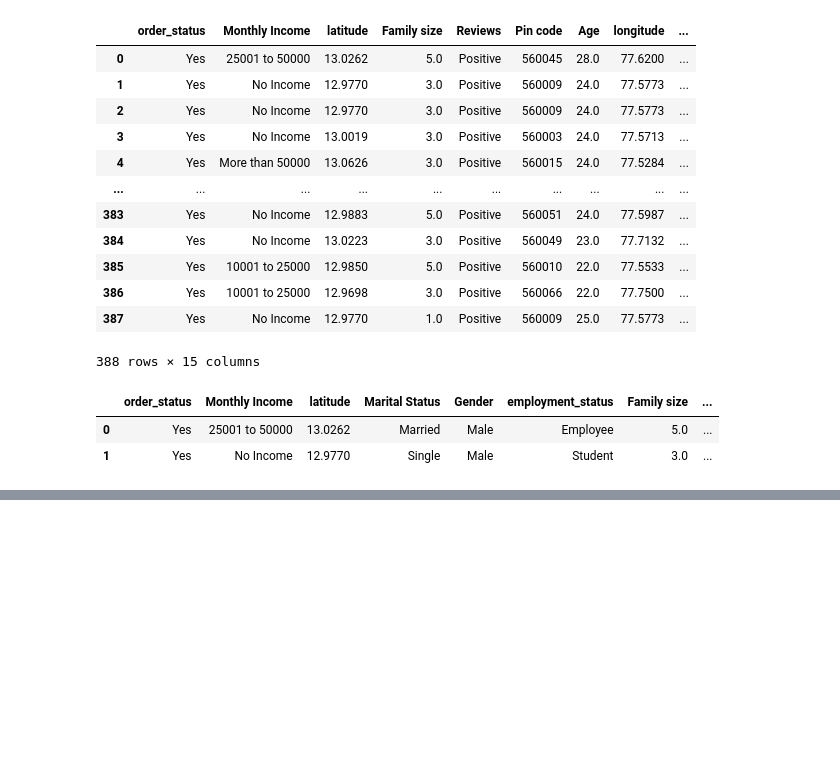
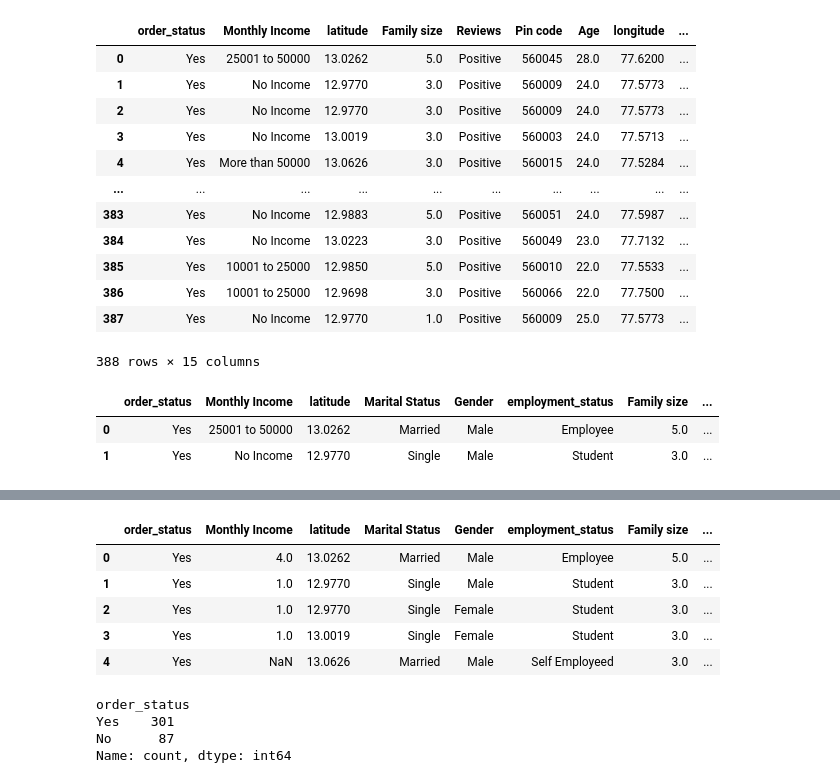
Before and after one commit to KARISHMA-2003/project-1, a Jupyter notebook: eda.ipynb, the cells around one changed output, grey strips where cells are left out. Saved outputs shown, nothing was run; the diff lists cells and outputs as text; code cells hidden in the pictures; blank space fills up the shorter version.

```diff
--- a/eda.ipynb
+++ b/eda.ipynb
@@ -347,0 +397,19 @@ Name: count, dtype: int64
+# %%
+d3 = {"Uneducated":0,"School":1,"Graduate":2,"post Graduate":3,"ph.D":4}
+df["Educational Qualifications"]=df["Educational Qualifications"].map(d3)
+# %%
+df.head()
+# %% [output]
+|  | order_status | Monthly Income | latitude | Marital Status | Gender | employment_status | Family size | ... |
+| 0 | Yes | 4.0 | 13.0262 | Married | Male | Employee | 5.0 | ... |
+| 1 | Yes | 1.0 | 12.9770 | Single | Male | Student | 3.0 | ... |
+| 2 | Yes | 1.0 | 12.9770 | Single | Female | Student | 3.0 | ... |
+| 3 | Yes | 1.0 | 13.0019 | Single | Female | Student | 3.0 | ... |
+| 4 | Yes | NaN | 13.0626 | Married | Male | Self Employeed | 3.0 | ... |
+# %%
+df["order_status"].value_counts()
+# %% [output]
+order_status
+Yes    301
+No      87
+Name: count, dtype: int64
```
Also changed, not shown: parts of 12 cells of this notebook.
